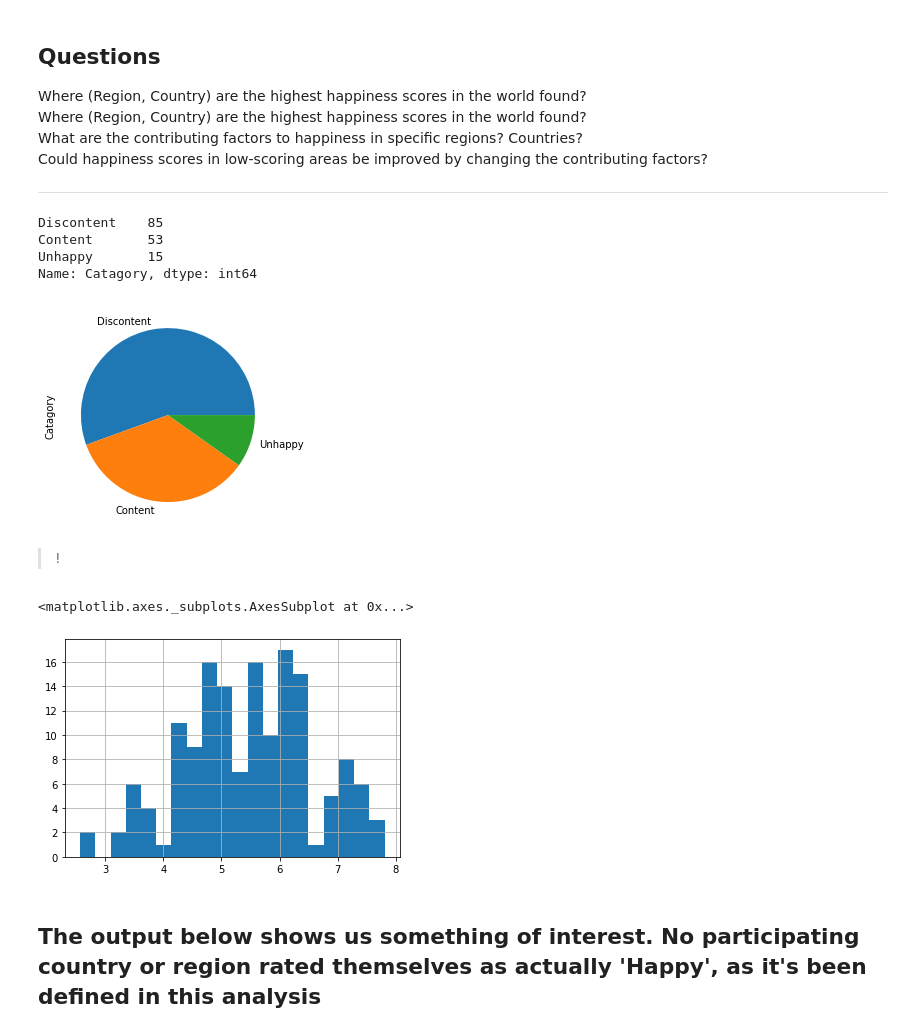
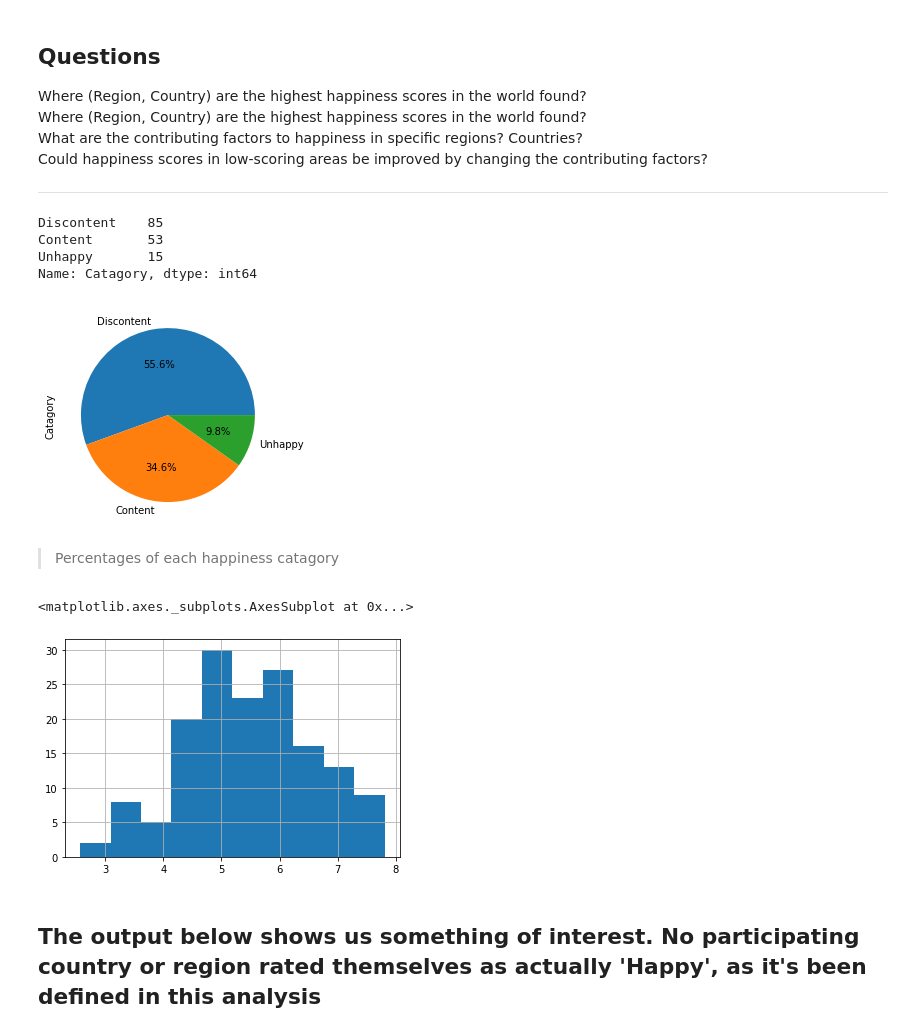
Before and after one commit to MackRoe/WHR2020_DataAnalysis, a Jupyter notebook: World-Happiness-2020.ipynb, the cells around one changed output. Saved outputs shown, nothing was run; the diff lists cells and outputs as text; code cells hidden in the pictures.

```diff
--- a/World-Happiness-2020.ipynb
+++ b/World-Happiness-2020.ipynb
@@ -223,21 +223,22 @@ def sort_scores(score):
 
 df["Catagory"] = df['Ladder score'].apply(sort_scores)
 
-df['Catagory'].value_counts().plot(kind='pie')
+df['Catagory'].value_counts().plot(kind='pie', autopct='%1.1f%%')
 df['Catagory'].value_counts()
 # %% [output]
 Discontent    85
 Content       53
 Unhappy       15
 Name: Catagory, dtype: int64
-[figure, old version]
+[figure, new version]
-# %% [markdown]
-> !
+# %% [markdown]
+> Percentages of each happiness catagory
 # %%
-df['Ladder score'].hist(bins=20)
+df['Ladder score'].hist(bins=10)
+# distribution of all happiness scores
 # %% [output]
 <matplotlib.axes._subplots.AxesSubplot at 0x...>
-[figure, old version]
+[figure, new version]
 # %% [markdown]
 ## The output below shows us something of interest. No participating country or region rated themselves as actually 'Happy', as it's been defined in this analysis
 # %%
```
Also changed, not shown: parts of 2 cells of this notebook.
